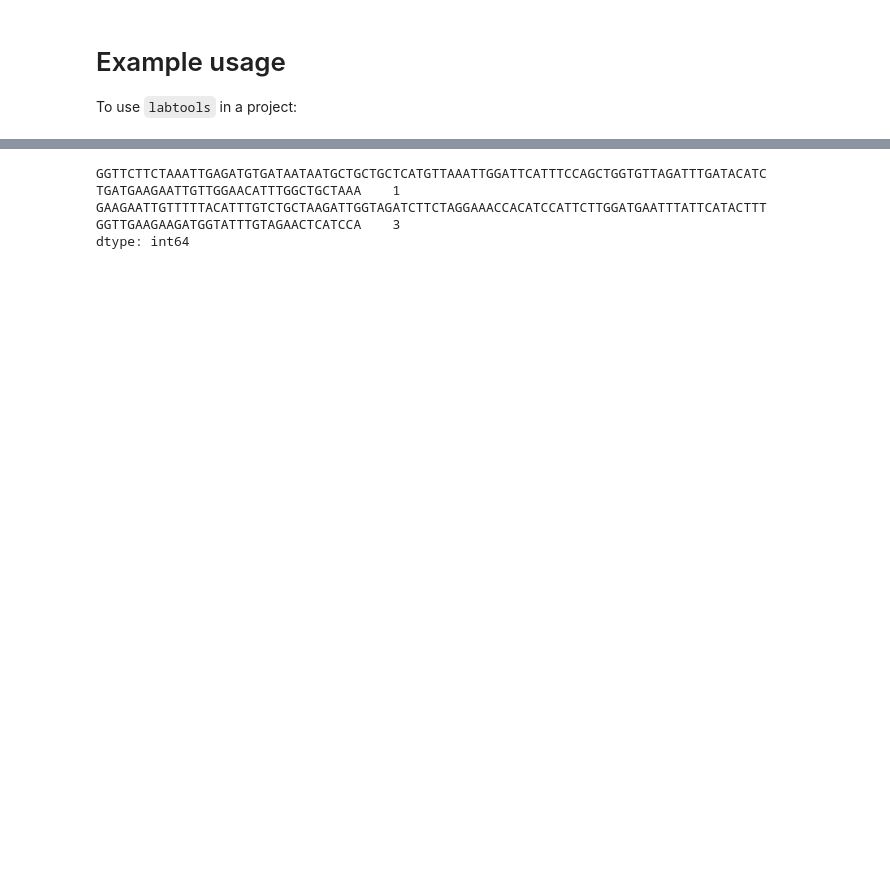
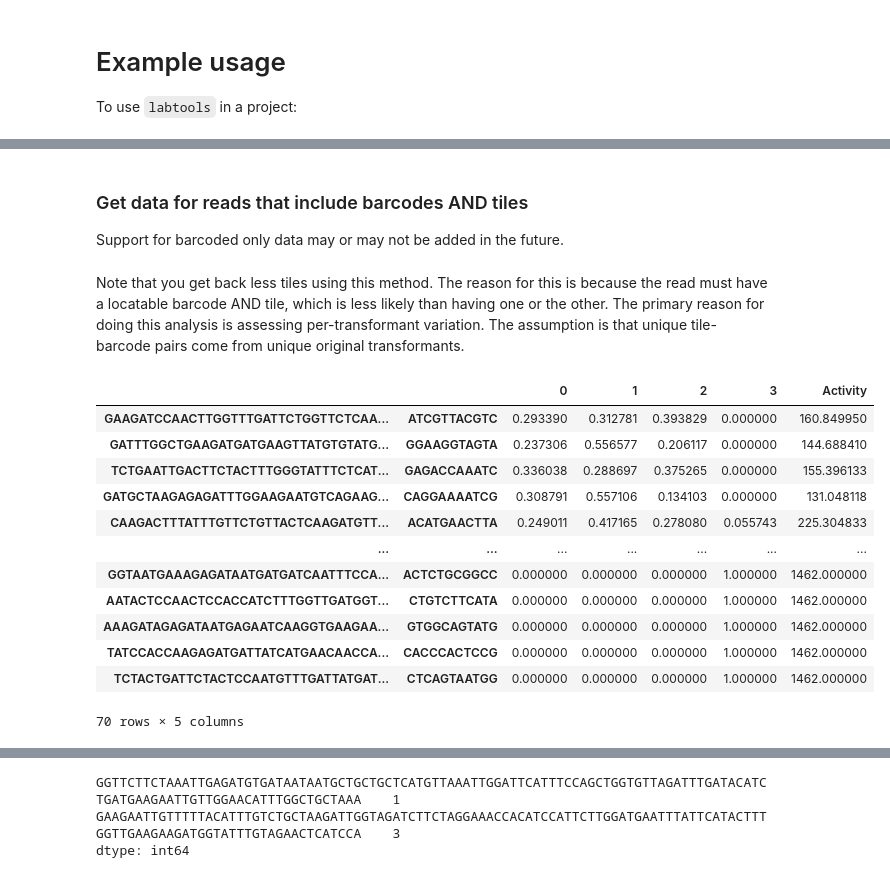
Before and after one commit to staller-lab/labtools, a Jupyter notebook: docs/example.ipynb, the cells around one changed output, grey strips where cells are left out. Cells and saved outputs as stored; diff of their text form; code cells hidden in the pictures; blank space fills up the shorter version.

Commit message:
improved example usage

```diff
--- a/docs/example.ipynb
+++ b/docs/example.ipynb
@@ -35,0 +119,5 @@ from labtools.adtools import seqlib
+# %%
+my_sort = sort.Sort(["../exampledata/bin1.fastq", "../exampledata/bin2.fastq", "../exampledata/bin3.fastq",
+                "../exampledata/bin4.fastq"], bin_counts = [100000,100000,100000,100000],
+               bin_values = [61,141,251,1462])
+activities_no_design, numreads_total, _ = my_sort.process()
@@ -35,0 +155,23 @@ from labtools.adtools import seqlib
+# %% [markdown]
+### Get data for reads that include barcodes AND tiles
+Support for barcoded only data may or may not be added in the future.
+# %%
+activities_barcoded, total_reads, reads_per_bin = my_sort.process(barcoded = True)
+# %% [markdown]
+Note that you get back less tiles using this method. The reason for this is because the read must have a locatable barcode AND tile, which is less likely than having one or the other. The primary reason for doing this analysis is assessing per-transformant variation. The assumption is that unique tile-barcode pairs come from unique original transformants.
+# %%
+activities_barcoded
+# %% [output]
+|  |  | 0 | 1 | 2 | 3 | Activity |
+| GAAGATCCAACTTGGTTTGATTCTGGTTCTCAA... | ATCGTTACGTC | 0.293390 | 0.312781 | 0.393829 | 0.000000 | 160.849950 |
+| GATTTGGCTGAAGATGATGAAGTTATGTGTATG... | GGAAGGTAGTA | 0.237306 | 0.556577 | 0.206117 | 0.000000 | 144.688410 |
+| TCTGAATTGACTTCTACTTTGGGTATTTCTCAT... | GAGACCAAATC | 0.336038 | 0.288697 | 0.375265 | 0.000000 | 155.396133 |
+| GATGCTAAGAGAGATTTGGAAGAATGTCAGAAG... | CAGGAAAATCG | 0.308791 | 0.557106 | 0.134103 | 0.000000 | 131.048118 |
+| CAAGACTTTATTTGTTCTGTTACTCAAGATGTT... | ACATGAACTTA | 0.249011 | 0.417165 | 0.278080 | 0.055743 | 225.304833 |
+| ... | ... | ... | ... | ... | ... | ... |
+| GGTAATGAAAGAGATAATGATGATCAATTTCCA... | ACTCTGCGGCC | 0.000000 | 0.000000 | 0.000000 | 1.000000 | 1462.000000 |
+| AATACTCCAACTCCACCATCTTTGGTTGATGGT... | CTGTCTTCATA | 0.000000 | 0.000000 | 0.000000 | 1.000000 | 1462.000000 |
+| AAAGATAGAGATAATGAGAATCAAGGTGAAGAA... | GTGGCAGTATG | 0.000000 | 0.000000 | 0.000000 | 1.000000 | 1462.000000 |
+| TATCCACCAAGAGATGATTATCATGAACAACCA... | CACCCACTCCG | 0.000000 | 0.000000 | 0.000000 | 1.000000 | 1462.000000 |
+| TCTACTGATTCTACTCCAATGTTTGATTATGAT... | CTCAGTAATGG | 0.000000 | 0.000000 | 0.000000 | 1.000000 | 1462.000000 |
+70 rows × 5 columns
```
Also changed, not shown: parts of 30 cells of this notebook, 6 other files.
